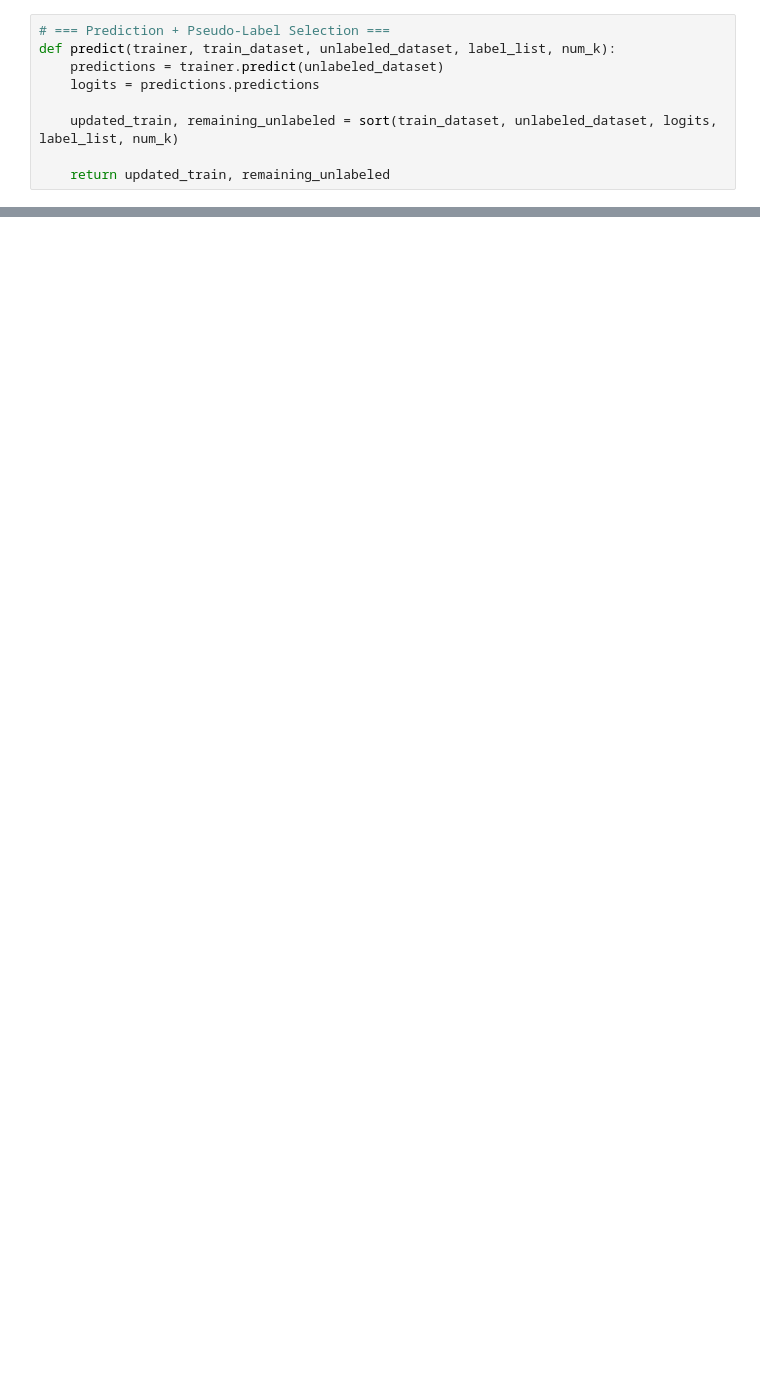
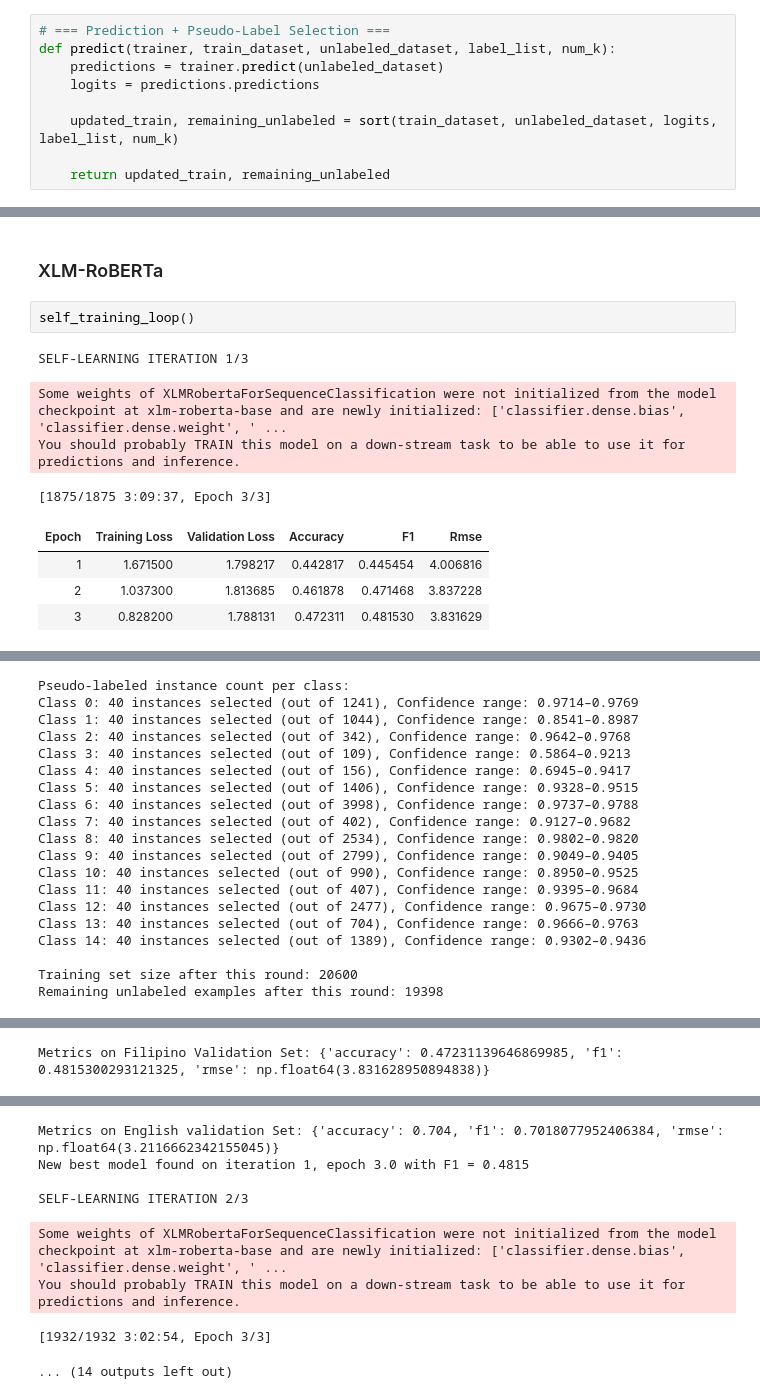
Before and after one commit to zbolislis/MARISOL-2.0, a Jupyter notebook: sl_adv.ipynb, the cells around one changed output, grey strips where cells are left out. Cells and saved outputs as stored; diff of their text form; blank space fills up the shorter version.

```diff
--- a/sl_adv.ipynb
+++ b/sl_adv.ipynb
@@ -332,0 +380,13 @@ Error:
+# %% [markdown]
+### XLM-RoBERTa
+# %%
+self_training_loop()
+# %% [output]
+SELF-LEARNING ITERATION 1/3
+Some weights of XLMRobertaForSequenceClassification were not initialized from the model checkpoint at xlm-roberta-base and are newly initialized: ['classifier.dense.bias', 'classifier.dense.weight', ' ...
+You should probably TRAIN this model on a down-stream task to be able to use it for predictions and inference.
+[1875/1875 3:09:37, Epoch 3/3]
+| Epoch | Training Loss | Validation Loss | Accuracy | F1 | Rmse |
+| 1 | 1.671500 | 1.798217 | 0.442817 | 0.445454 | 4.006816 |
+| 2 | 1.037300 | 1.813685 | 0.461878 | 0.471468 | 3.837228 |
+| 3 | 0.828200 | 1.788131 | 0.472311 | 0.481530 | 3.831629 |
@@ -332,0 +394,19 @@ Error:
+Pseudo-labeled instance count per class:
+Class 0: 40 instances selected (out of 1241), Confidence range: 0.9714–0.9769
+Class 1: 40 instances selected (out of 1044), Confidence range: 0.8541–0.8987
+Class 2: 40 instances selected (out of 342), Confidence range: 0.9642–0.9768
+Class 3: 40 instances selected (out of 109), Confidence range: 0.5864–0.9213
+Class 4: 40 instances selected (out of 156), Confidence range: 0.6945–0.9417
+Class 5: 40 instances selected (out of 1406), Confidence range: 0.9328–0.9515
+Class 6: 40 instances selected (out of 3998), Confidence range: 0.9737–0.9788
+Class 7: 40 instances selected (out of 402), Confidence range: 0.9127–0.9682
+Class 8: 40 instances selected (out of 2534), Confidence range: 0.9802–0.9820
+Class 9: 40 instances selected (out of 2799), Confidence range: 0.9049–0.9405
+Class 10: 40 instances selected (out of 990), Confidence range: 0.8950–0.9525
+Class 11: 40 instances selected (out of 407), Confidence range: 0.9395–0.9684
+Class 12: 40 instances selected (out of 2477), Confidence range: 0.9675–0.9730
+Class 13: 40 instances selected (out of 704), Confidence range: 0.9666–0.9763
+Class 14: 40 instances selected (out of 1389), Confidence range: 0.9302–0.9436
+
+Training set size after this round: 20600
+Remaining unlabeled examples after this round: 19398
@@ -332,0 +414 @@ Error:
+Metrics on Filipino Validation Set: {'accuracy': 0.47231139646869985, 'f1': 0.4815300293121325, 'rmse': np.float64(3.831628950894838)}
@@ -332,0 +416,8 @@ Error:
+Metrics on English validation Set: {'accuracy': 0.704, 'f1': 0.7018077952406384, 'rmse': np.float64(3.2116662342155045)}
+New best model found on iteration 1, epoch 3.0 with F1 = 0.4815
+
+SELF-LEARNING ITERATION 2/3
+Some weights of XLMRobertaForSequenceClassification were not initialized from the model checkpoint at xlm-roberta-base and are newly initialized: ['classifier.dense.bias', 'classifier.dense.weight', ' ...
+You should probably TRAIN this model on a down-stream task to be able to use it for predictions and inference.
+[1932/1932 3:02:54, Epoch 3/3]
+... (14 outputs left out)
```
Also changed, not shown: parts of 24 cells of this notebook, 33 other files.
